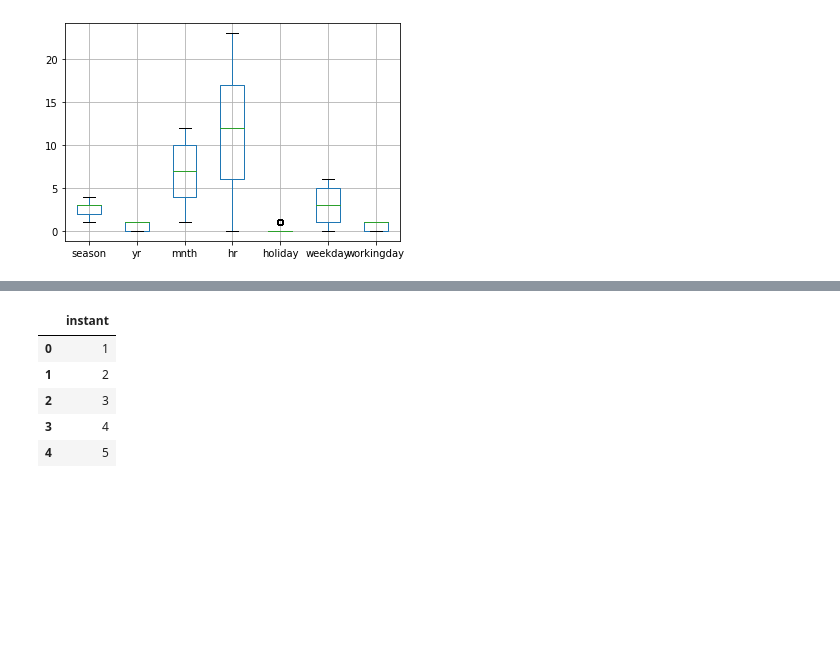
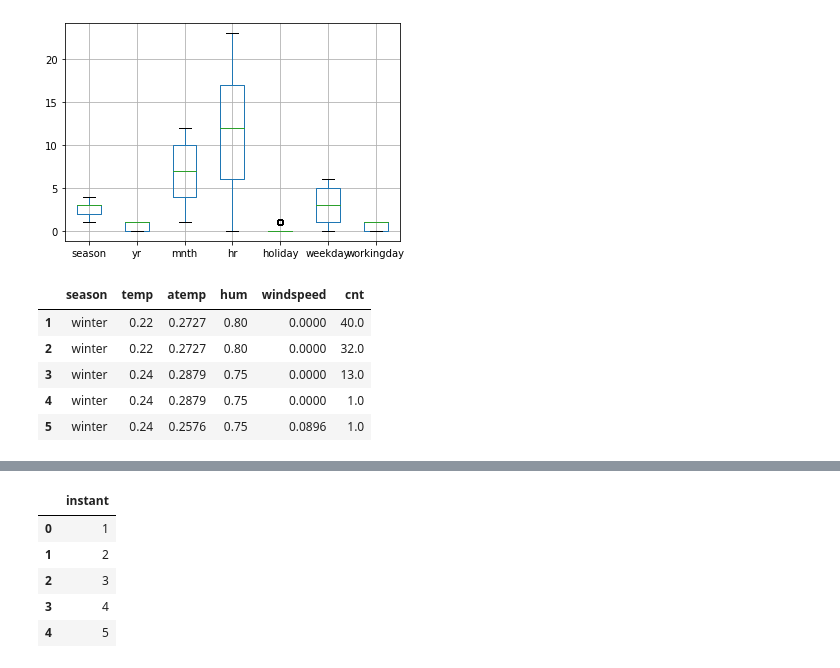
Before and after one commit to itimes-digital/Bootcamp-Analista-de-Machine-Learning-IGTI, a Jupyter notebook: desafio_modulo_01.ipynb, the cells around one changed output, grey strips where cells are left out. Saved outputs shown, nothing was run; the diff lists cells and outputs as text; code cells hidden in the pictures; blank space fills up the shorter version.

```diff
--- a/desafio_modulo_01.ipynb
+++ b/desafio_modulo_01.ipynb
@@ -112,0 +141,9 @@ base[["season","yr","mnth","hr","holiday","weekday","workingday"]].boxplot()
+# %%
+base_nova.head()
+# %% [output]
+|  | season | temp | atemp | hum | windspeed | cnt |
+| 1 | winter | 0.22 | 0.2727 | 0.80 | 0.0000 | 40.0 |
+| 2 | winter | 0.22 | 0.2727 | 0.80 | 0.0000 | 32.0 |
+| 3 | winter | 0.24 | 0.2879 | 0.75 | 0.0000 | 13.0 |
+| 4 | winter | 0.24 | 0.2879 | 0.75 | 0.0000 | 1.0 |
+| 5 | winter | 0.24 | 0.2576 | 0.75 | 0.0896 | 1.0 |
```
Also changed, not shown: parts of 22 cells of this notebook.
